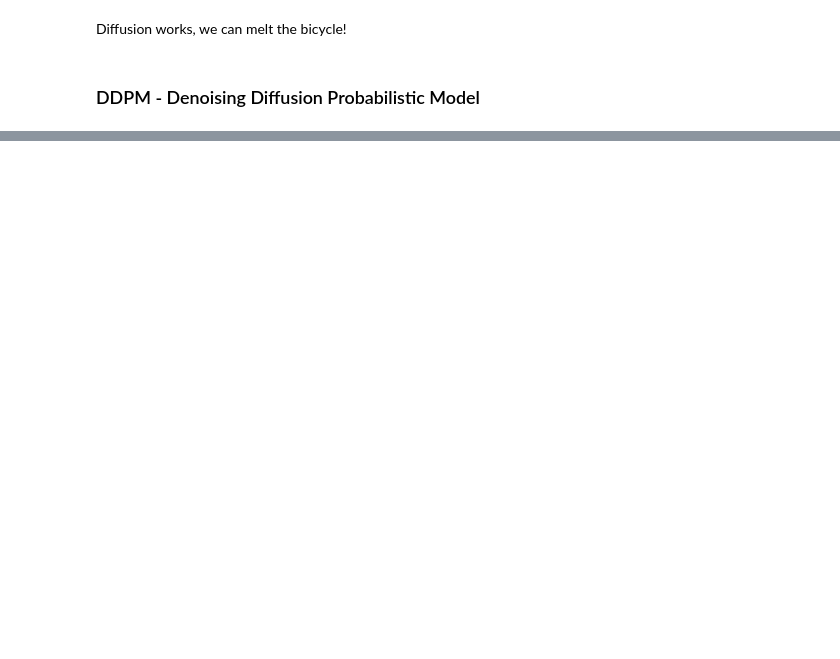
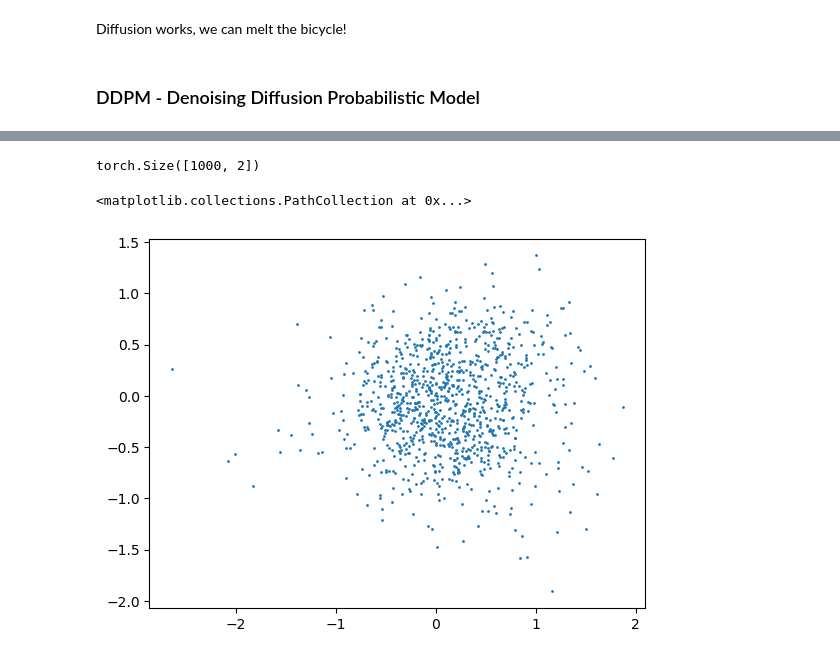
Before and after one commit to pweglik/image-processing, a Jupyter notebook: lab5.ipynb, the cells around one changed output, grey strips where cells are left out. Cells and saved outputs as stored; diff of their text form; code cells hidden in the pictures; blank space fills up the shorter version.

```diff
--- a/lab5.ipynb
+++ b/lab5.ipynb
@@ -123,9 +125,9 @@ class DDPM(nn.Module):
             [nn.Sequential(nn.Linear(self.input_size, self.d_model), nn.ReLU())]
             + [
                 nn.Sequential(nn.Linear(self.d_model, self.d_model), nn.ReLU())
-                for _ in range(self.no_of_layers - 1)
+                for _ in range(self.no_of_layers - 2)
             ]
-            + [nn.Linear(self.d_model, self.d_model)]
+            + [nn.Linear(self.d_model, self.input_size)]
         )
 
         self.learnable_sinusoidal_embeddings = nn.ModuleList(
@@ -135,7 +137,14 @@ class DDPM(nn.Module):
                     nn.ReLU(),
                     nn.Linear(self.d_model, self.d_model),
                 )
-                for _ in range(self.no_of_layers)
+                for _ in range(self.no_of_layers - 1)
+            ]
+            + [
+                nn.Sequential(
+                    nn.Linear(self.encoding_length, self.d_model),
+                    nn.ReLU(),
+                    nn.Linear(self.d_model, self.input_size),
+                )
             ]
         )
 
@@ -152,5 +161,11 @@ class DDPM(nn.Module):
 
 
 model = DDPM()
+
+BATCH_SIZE = 128
+
+input = torch.rand([BATCH_SIZE, bicycle.shape[1]]) * 2 - 1
+input.shape
+
 model(input, 20).shape
 # %% [output]
@@ -157,0 +235,25 @@ torch.Size([2, 50468, 128])
+# %%
+@torch.no_grad()
+def sample(alfa_product, alfa, bs=5):
+    x = [None] * MAX_T
+    x[MAX_T - 1] =  torch.randn((bs, 2))
+
+    for t in range(MAX_T - 1, 0 , -1):
+        z = 0
+        if t > 1:
+            z = torch.randn((bs, 2))
+
+        x[t - 1] = 1 / torch.sqrt(alfa[t]) * (x[t] - (1 - alfa[t]) / torch.sqrt(1 - alfa_product[t]) * model(x[t], t)) + torch.sqrt(1 - alfa[t]) * z
+
+    return x
+
+
+points = sample(alfa_product, alfa, 1000)
+# %%
+
+print(points[0].shape)
+plt.scatter(points[100][:, 0], points[0][:, 1], s=1)
+# %% [output]
+torch.Size([1000, 2])
+<matplotlib.collections.PathCollection at 0x...>
+[figure, added]
```
Also changed, not shown: parts of 11 cells of this notebook, 1 other file.
